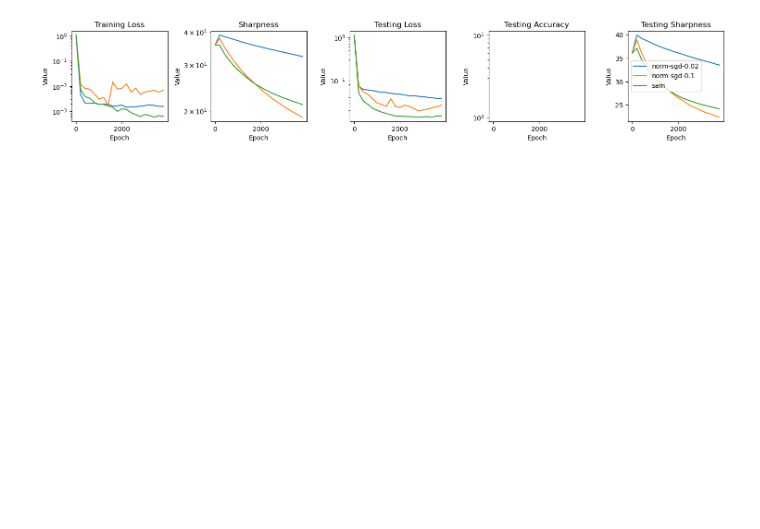
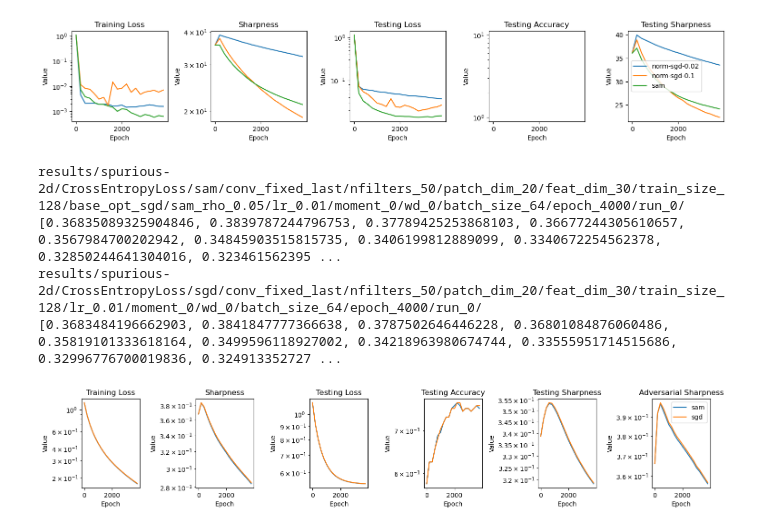
Before and after one commit to lucmonl/mlopt, a Jupyter notebook: notebook/sharpness-generalization.ipynb, the cells around one changed output. Drawn from its saved outputs; the diff is of its cells as text; code cells hidden in the pictures; blank space fills up the shorter version.

```diff
--- a/notebook/sharpness-generalization.ipynb
+++ b/notebook/sharpness-generalization.ipynb
@@ -552,0 +554,26 @@ with open(f'../{directory}train_graphs.pk', 'rb') as f:
+# %%
+from plot_functions import plot_figures_opts
+from main import graphs
+
+lr, dataset_name, loss_name, momentum, weight_decay, batch_size, epochs = 0.01, "spurious-2d", 'CrossEntropyLoss', 0, 0, 64, 4000
+model_name = "conv_fixed_last"
+model_params = {}
+#model_params["sam"] = {"feat_dim":50, "train_size": train_size, "sam_rho":0.2}
+model_params["sam"] = {"nfilters":50, "patch_dim":20, "feat_dim":30, "train_size": 128, "base_opt": "sgd", "sam_rho":0.05}
+model_params["sgd"] = {"nfilters":50, "patch_dim":20, "feat_dim":30, "train_size": 128,}
+model_params["norm-sgd"] = {"nfilters":50, "patch_dim":20, "feat_dim":30, "train_size": 128, "base_opt": "sgd", "norm_lr": 0.0001}
+#model_params["norm-sgd-0.1"] = {"norm_lr": 0.05, "feat_dim":30, "train_size": train_size}
+
+opt_params = {}
+opt_params['sam'] = {"adv_eta":0.01, 'lr': lr, 'dataset_name':dataset_name, 'loss': loss_name, 'opt':'sam', 'model_name':model_name, 'momentum':momentum, 'weight_decay':weight_decay, 'batch_size':batch_size, 'epochs':epochs}
+opt_params['sgd'] = {"adv_eta":0.01, 'lr': lr, 'dataset_name':dataset_name, 'loss': loss_name, 'opt':'sgd', 'model_name':model_name, 'momentum':momentum, 'weight_decay':weight_decay, 'batch_size':batch_size, 'epochs':epochs}
+opt_params['norm-sgd'] = {"adv_eta":0.01, 'lr': lr, 'dataset_name':dataset_name, 'loss': loss_name, 'opt':'norm-sgd', 'model_name':model_name, 'momentum':momentum, 'weight_decay':weight_decay, 'batch_size':batch_size, 'epochs':epochs}
+opt_params['norm-sgd-0.1'] = {"adv_eta":0.01, 'lr': lr, 'dataset_name':dataset_name, 'loss': loss_name, 'opt':'norm-sgd', 'model_name':model_name, 'momentum':momentum, 'weight_decay':weight_decay, 'batch_size':batch_size, 'epochs':epochs}
+
+plot_figures_opts(["sam", "sgd"], model_params, opt_params)
+# %% [output]
+results/spurious-2d/CrossEntropyLoss/sam/conv_fixed_last/nfilters_50/patch_dim_20/feat_dim_30/train_size_128/base_opt_sgd/sam_rho_0.05/lr_0.01/moment_0/wd_0/batch_size_64/epoch_4000/run_0/
+[0.36835089325904846, 0.3839787244796753, 0.37789425253868103, 0.36677244305610657, 0.3567984700202942, 0.34845903515815735, 0.3406199812889099, 0.3340672254562378, 0.32850244641304016, 0.323461562395 ...
+results/spurious-2d/CrossEntropyLoss/sgd/conv_fixed_last/nfilters_50/patch_dim_20/feat_dim_30/train_size_128/lr_0.01/moment_0/wd_0/batch_size_64/epoch_4000/run_0/
+[0.3683484196662903, 0.3841847777366638, 0.3787502646446228, 0.36801084876060486, 0.35819101333618164, 0.3499596118927002, 0.34218963980674744, 0.33555951714515686, 0.32996776700019836, 0.324913352727 ...
+[figure, added]
```
Also changed, not shown: parts of 5 cells of this notebook, 7 other files.
